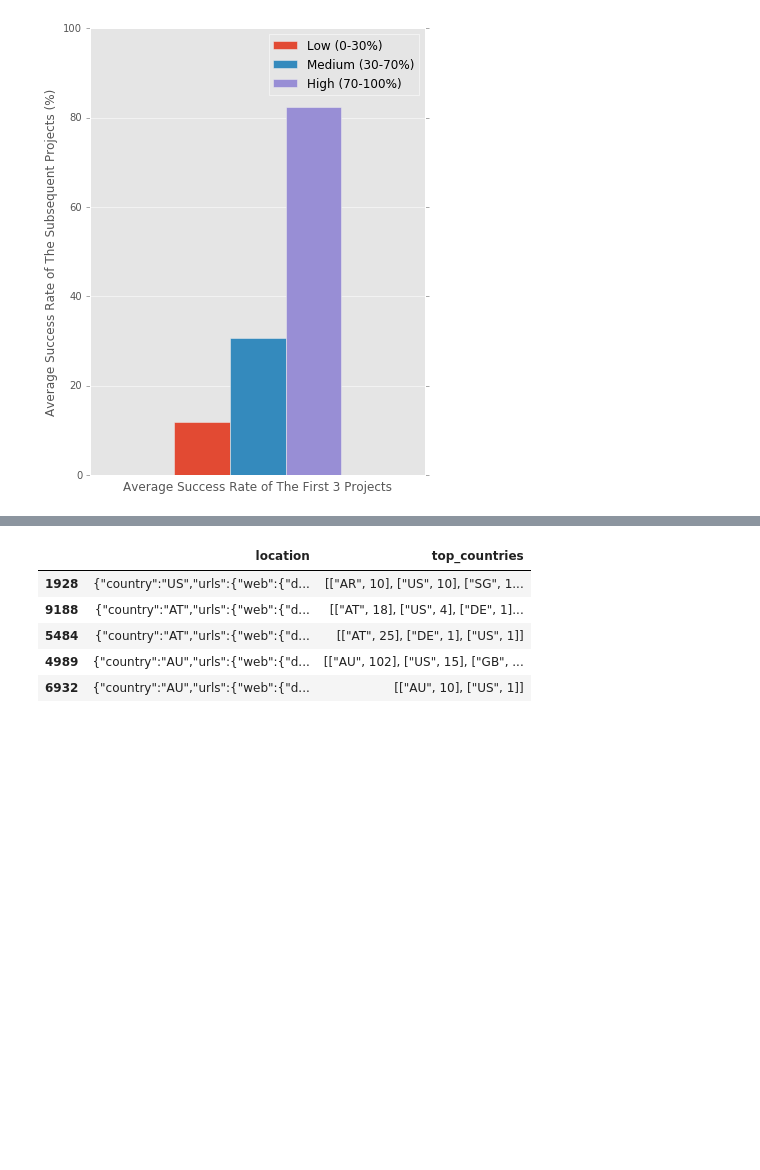
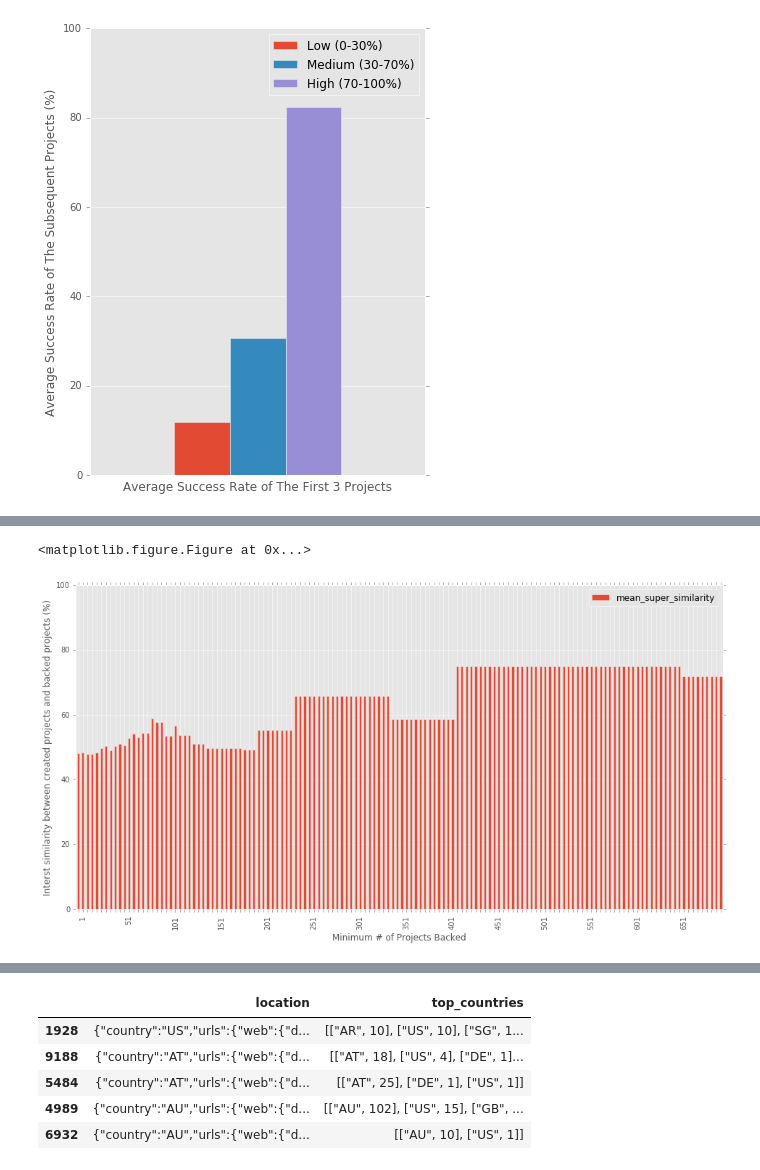
Before and after one commit to acsalu/IntroCM-Kickstar, a Jupyter notebook: Report.ipynb, the cells around one changed output, grey strips where cells are left out. Drawn from its saved outputs; the diff is of its cells as text; code cells hidden in the pictures; blank space fills up the shorter version.

```diff
--- a/Report.ipynb
+++ b/Report.ipynb
@@ -186,0 +211,3 @@ First, we think that people's inters
+# %%
+df_tech_creators = pd.DataFrame()
+df_tech_creators['creator_id'] = pd.Series(df.creator_id.unique())
@@ -186,0 +236,44 @@ First, we think that people's inters
+# %%
+def interest_similarity(backed, created):
+    if not isinstance(backed, Counter) and not isinstance(created, Counter):
+        raise TypeError
+    result = sum(map(lambda k: backed[k], created.keys()))
+    try:
+        return float(result) / sum(backed.values())
+    except ZeroDivisionError:
+        return np.nan
+# %%
+df_tech_creators['super_similarity'] = df_tech_creators \
+    .apply(lambda x: interest_similarity(x.backed_super_categories, x.created_super_categories), axis=1)
+
+df_tech_creators['specific_similarity'] = df_tech_creators \
+    .apply(lambda x: interest_similarity(x.backed_specific_categories, x.created_specific_categories), axis=1)
+# %%
+def mean_super_similarity(min_backed):
+    if min_backed < 1:
+        raise ValueError
+    indices = (pd.notnull(df_tech_creators.super_similarity)) & (df_tech_creators.backed > min_backed)
+    return df_tech_creators.super_similarity[indices].mean()
+
+df_plot = pd.DataFrame({'min_backed': range(1, 701, 5),
+             'mean_super_similarity': [mean_super_similarity(n) for n in range(1, 701, 5)]})
+# %%
+def percentage(x, pos):
+    'The two args are the value and tick position'
+    return '%d' % (x * 100)
+
+def x_formatter(x, pos):
+    if (x - 1) % 10 != 0:
+        return ""
+    return str((x - 1) * 5 + 1)
+
+plt.figure()
+ax = df_plot.plot.bar(x='min_backed', y='mean_super_similarity', figsize=(16, 8))
+ax.set_ylabel('Interst similarity between created projects and backed projects (%)')
+ax.set_xlabel('Minimum # of Projects Backed')
+ax.set_ylim(bottom=0.0, top=1.0)
+ax.yaxis.set_major_formatter(FuncFormatter(percentage))
+ax.xaxis.set_major_formatter(FuncFormatter(x_formatter))
+# %% [output]
+<matplotlib.figure.Figure at 0x...>
+[figure, added]
```
Also changed, not shown: parts of 22 cells of this notebook.
